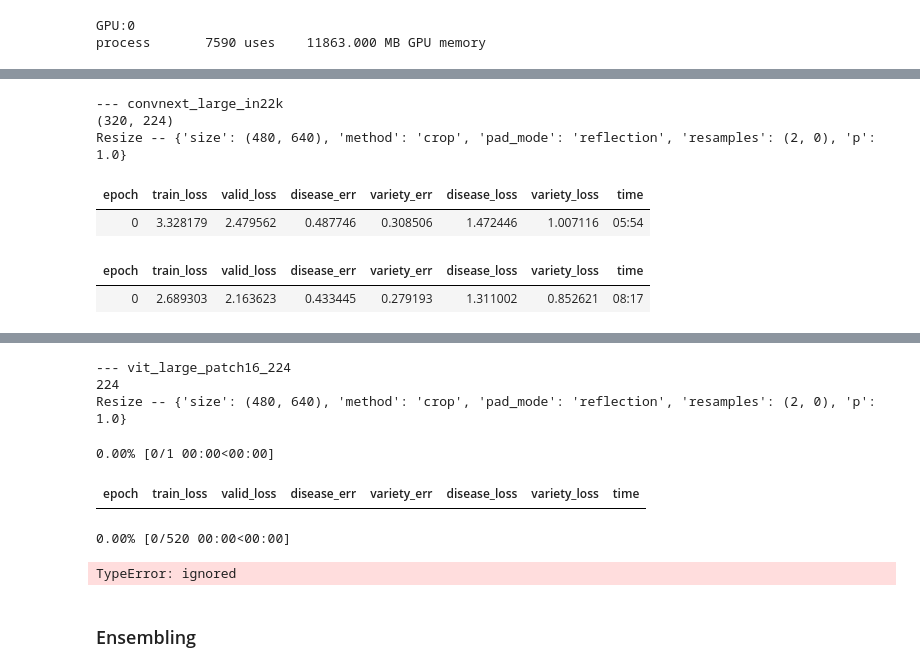
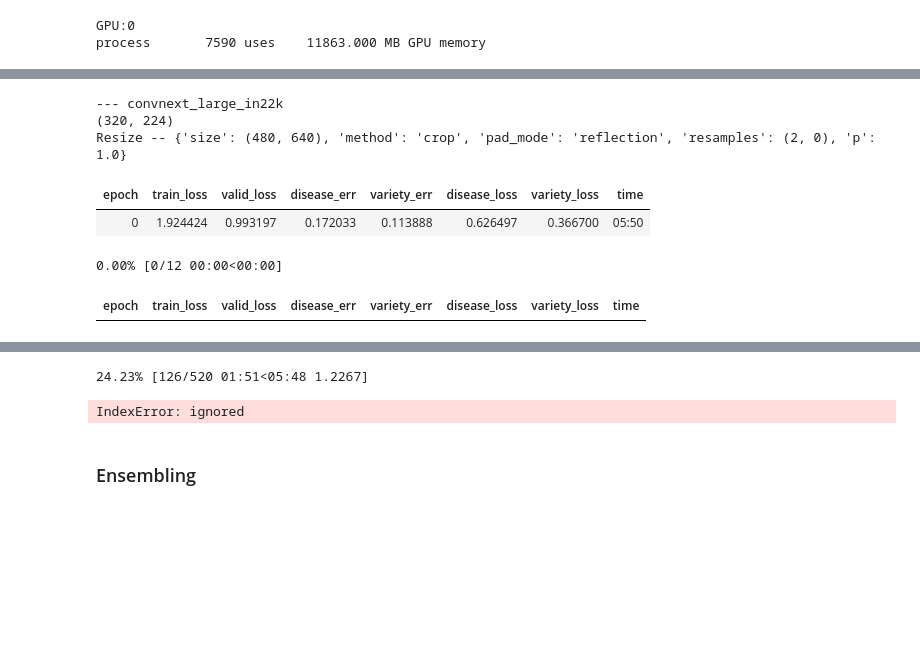
Before and after one commit to sayanbanerjee32/paddy_comp_with_jhoward, a Jupyter notebook: multi_target.ipynb, the cells around one changed output, grey strips where cells are left out. Saved outputs shown, nothing was run; the diff lists cells and outputs as text; code cells hidden in the pictures; blank space fills up the shorter version.

```diff
--- a/multi_target.ipynb
+++ b/multi_target.ipynb
@@ -224,20 +236,20 @@ models = {
 # %%
 tta_res = []
 gc.collect()
 torch.cuda.empty_cache()
 for arch,details in models.items():
     for item,size in details:
         print('---',arch)
         print(size)
         print(item.name)
-        tta_res.append(train(arch, size, item=item, accum=4, epochs=1))
+        tta_res.append(train(arch, size, item=item, accum=4)) #, epochs=1))
         gc.collect()
         torch.cuda.empty_cache()
 # %% [output]
 --- convnext_large_in22k
 (320, 224)
 Resize -- {'size': (480, 640), 'method': 'crop', 'pad_mode': 'reflection', 'resamples': (2, 0), 'p': 1.0}
 | epoch | train_loss | valid_loss | disease_err | variety_err | disease_loss | variety_loss | time |
-| 0 | 3.328179 | 2.479562 | 0.487746 | 0.308506 | 1.472446 | 1.007116 | 05:54 |
+| 0 | 1.924424 | 0.993197 | 0.172033 | 0.113888 | 0.626497 | 0.366700 | 05:50 |
+0.00% [0/12 00:00<00:00]
 | epoch | train_loss | valid_loss | disease_err | variety_err | disease_loss | variety_loss | time |
-| 0 | 2.689303 | 2.163623 | 0.433445 | 0.279193 | 1.311002 | 0.852621 | 08:17 |
@@ -246,10 +256,8 @@ Resize -- {'size': (480, 640), 'method': 'crop', 'pad_mode': 'reflection', 'resa
---- vit_large_patch16_224
-224
-Resize -- {'size': (480, 640), 'method': 'crop', 'pad_mode': 'reflection', 'resamples': (2, 0), 'p': 1.0}
-0.00% [0/1 00:00<00:00]
+24.23% [126/520 01:51<05:48 1.2267]
-| epoch | train_loss | valid_loss | disease_err | variety_err | disease_loss | variety_loss | time |
-0.00% [0/520 00:00<00:00]
-TypeError: ignored
+# %%
+len(tta_res), tta_res[0].shape, tta_res[5].shape
+# %% [output]
+IndexError: ignored
 # %% [markdown]
 ### Ensembling
 # %%
```
Also changed, not shown: parts of 14 cells of this notebook.
